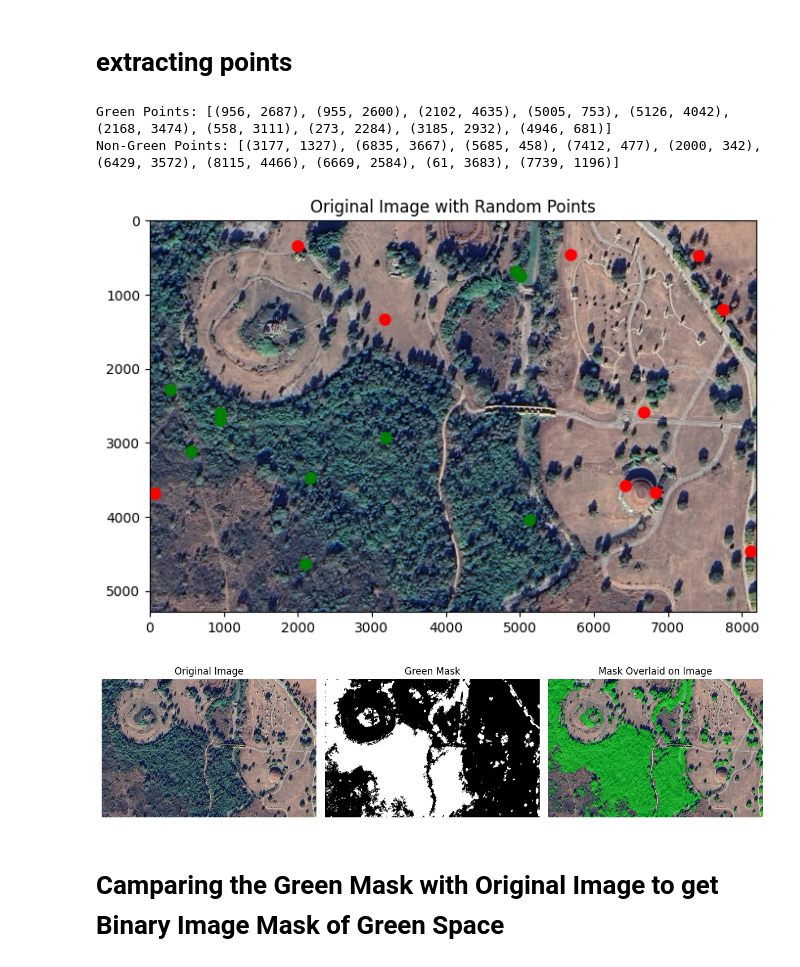
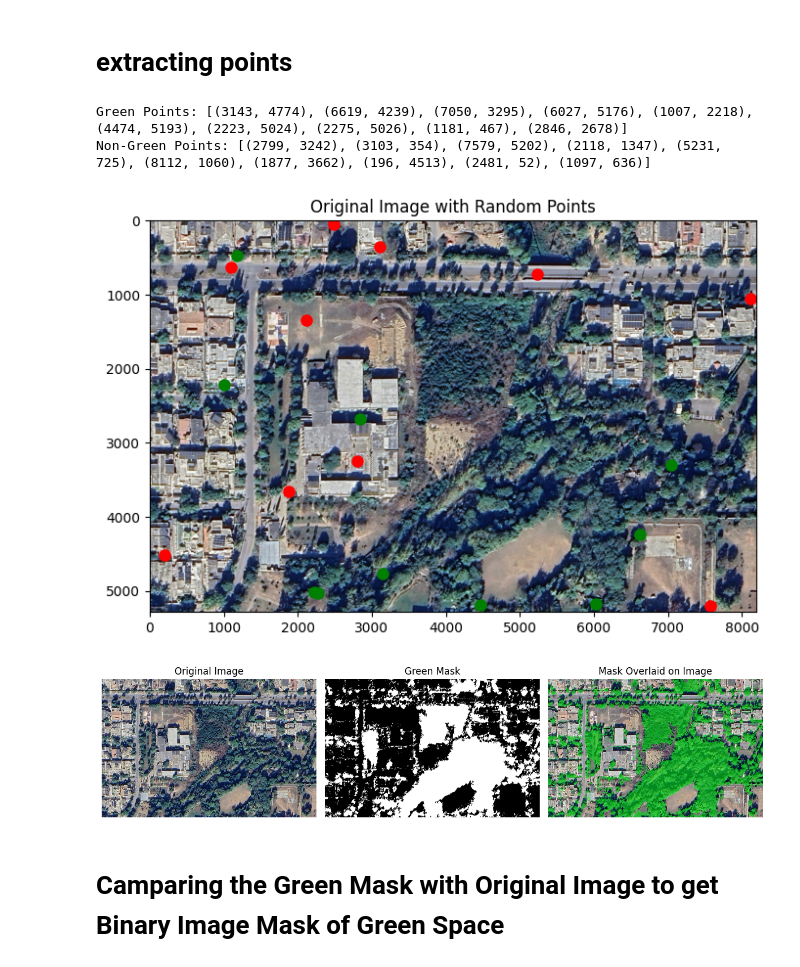
Before and after one commit to Faareh-Ahmed/Segment-Green-Spaces, a Jupyter notebook: Evaluation_Metrics.ipynb, the cells around one changed output. Saved outputs shown, nothing was run; the diff lists cells and outputs as text; code cells hidden in the pictures.

Commit message:
SAM poins of image Extraction

```diff
--- a/Evaluation_Metrics.ipynb
+++ b/Evaluation_Metrics.ipynb
@@ -490,7 +490,7 @@ def pick_random_points(mask, num_points=5, condition=True):
     return [(x, y) for y, x in selected_points]  # Convert (row, col) to (x, y)
 
 # Paths to images
-original_image_path = "/content/sample_data/ISL_02_09.jpg"
+original_image_path = "/content/sample_data/ISL_04_06.jpg"
 green_mask_path = "/content/processed_green_mask.jpg"
 
 # Load original image correctly
@@ -517,37 +517,37 @@ plt.axis("on")
 for (x, y) in green_points:
     plt.plot(x, y, 'go', markersize=8, label="Green Area")  # Green dots for green points
 
 for (x, y) in non_green_points:
     plt.plot(x, y, 'ro', markersize=8, label="Non-Green Area")  # Red dots for non-green points
 
 # Create the overlay image
 overlay_image = overlay_mask_on_image(original_image, green_mask, color=(0, 255, 0), alpha=0.5)
 
 # Visualize images
 plt.figure(figsize=(12, 6))
 
 plt.subplot(1, 3, 1)
 plt.imshow(original_image)
 plt.title("Original Image")
 plt.axis("off")
 
 plt.subplot(1, 3, 2)
 plt.imshow(green_mask, cmap="gray")
 plt.title("Green Mask")
 plt.axis("off")
 
 plt.subplot(1, 3, 3)
 plt.imshow(overlay_image)
 plt.title("Mask Overlaid on Image")
 plt.axis("off")
 
 plt.tight_layout()
 plt.show()
 # %% [output]
-Green Points: [(956, 2687), (955, 2600), (2102, 4635), (5005, 753), (5126, 4042), (2168, 3474), (558, 3111), (273, 2284), (3185, 2932), (4946, 681)]
-Non-Green Points: [(3177, 1327), (6835, 3667), (5685, 458), (7412, 477), (2000, 342), (6429, 3572), (8115, 4466), (6669, 2584), (61, 3683), (7739, 1196)]
+Green Points: [(3143, 4774), (6619, 4239), (7050, 3295), (6027, 5176), (1007, 2218), (4474, 5193), (2223, 5024), (2275, 5026), (1181, 467), (2846, 2678)]
+Non-Green Points: [(2799, 3242), (3103, 354), (7579, 5202), (2118, 1347), (5231, 725), (8112, 1060), (1877, 3662), (196, 4513), (2481, 52), (1097, 636)]
-[figure, old version]
+[figure, new version]
-[figure, old version]
+[figure, new version]
 # %% [markdown]
 # Camparing the Green Mask with Original Image to get Binary Image Mask of Green Space
 # %%
```
Also changed, not shown: parts of 1 cell of this notebook.
